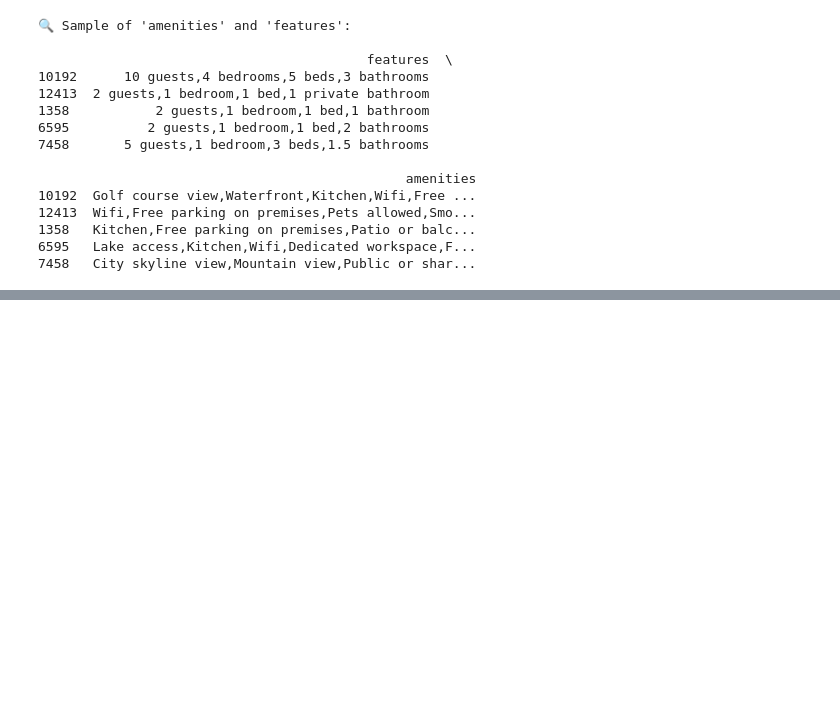
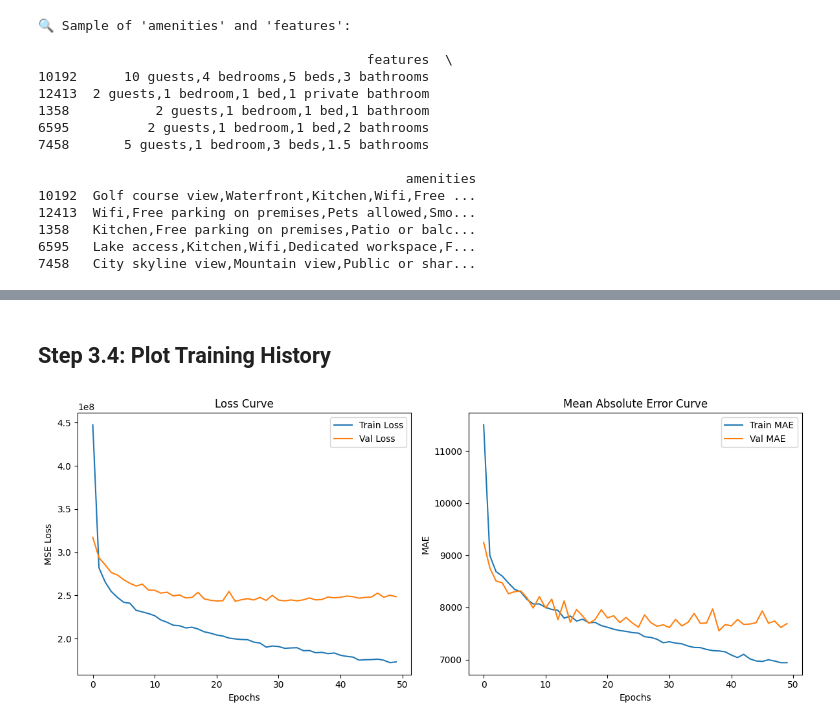
Before and after one commit to wasif23ahad/AirBnB-Price-Predictions, a Jupyter notebook: airbnb_price_listings_predictions.ipynb, the cells around one changed output, grey strips where cells are left out. Saved outputs shown, nothing was run; the diff lists cells and outputs as text; code cells hidden in the pictures; blank space fills up the shorter version.

```diff
--- a/airbnb_price_listings_predictions.ipynb
+++ b/airbnb_price_listings_predictions.ipynb
@@ -245,0 +447,20 @@ print ("\n🔍 Sample of 'safety_rules' and 'house_rules':\n")
+# %%
+# Drop non-numeric columns if they exist
+non_numeric_cols = ['name', 'address', 'features', 'amenities', 'safety_rules', 'hourse_rules']
+X_train = X_train.drop(columns=[col for col in non_numeric_cols if col in X_train.columns])
+X_test = X_test.drop(columns=[col for col in non_numeric_cols if col in X_test.columns])
+
+# Convert all to float32
+X_train = X_train.astype(np.float32)
+X_test = X_test.astype(np.float32)
+y_train = y_train.astype(np.float32)
+y_test = y_test.astype(np.float32)
+# %%
+# Train the model
+history = model.fit(
+    X_train, y_train,
+    validation_split=0.2,       # use part of training data for validation
+    epochs=50,                  # can be tuned
+    batch_size=32,              # can be tuned
+    verbose=1
+)
@@ -245,0 +485,30 @@ print ("\n🔍 Sample of 'safety_rules' and 'house_rules':\n")
+# %% [markdown]
+## Step 3.4: Plot Training History ##
+# %%
+import matplotlib.pyplot as plt
+
+# Plot loss and MAE over epochs
+plt.figure(figsize=(12, 5))
+
+# Loss
+plt.subplot(1, 2, 1)
+plt.plot(history.history['loss'], label='Train Loss')
+plt.plot(history.history['val_loss'], label='Val Loss')
+plt.title("Loss Curve")
+plt.xlabel("Epochs")
+plt.ylabel("MSE Loss")
+plt.legend()
+
+# MAE
+plt.subplot(1, 2, 2)
+plt.plot(history.history['mae'], label='Train MAE')
+plt.plot(history.history['val_mae'], label='Val MAE')
+plt.title("Mean Absolute Error Curve")
+plt.xlabel("Epochs")
+plt.ylabel("MAE")
+plt.legend()
+
+plt.tight_layout()
+plt.show()
+# %% [output]
+[figure, added]
```
Also changed, not shown: parts of 24 cells of this notebook.
